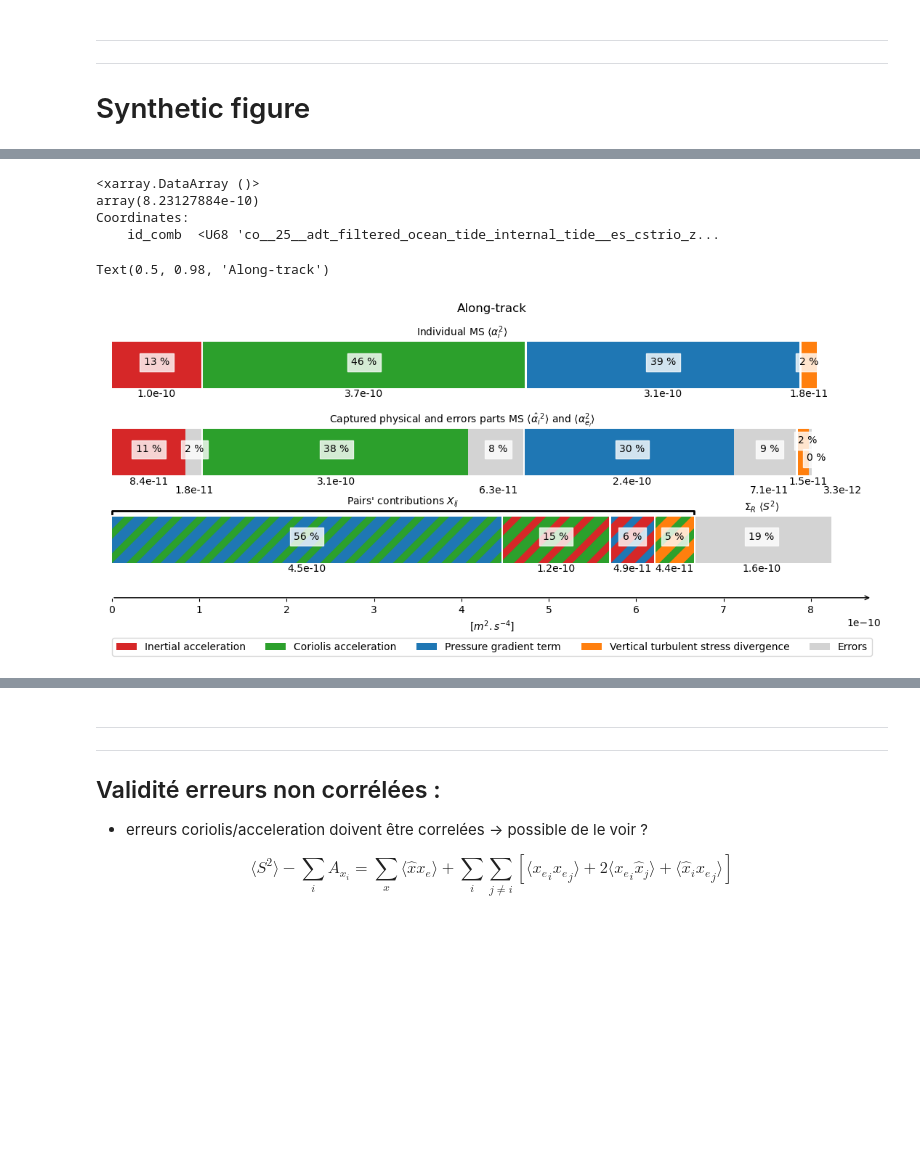
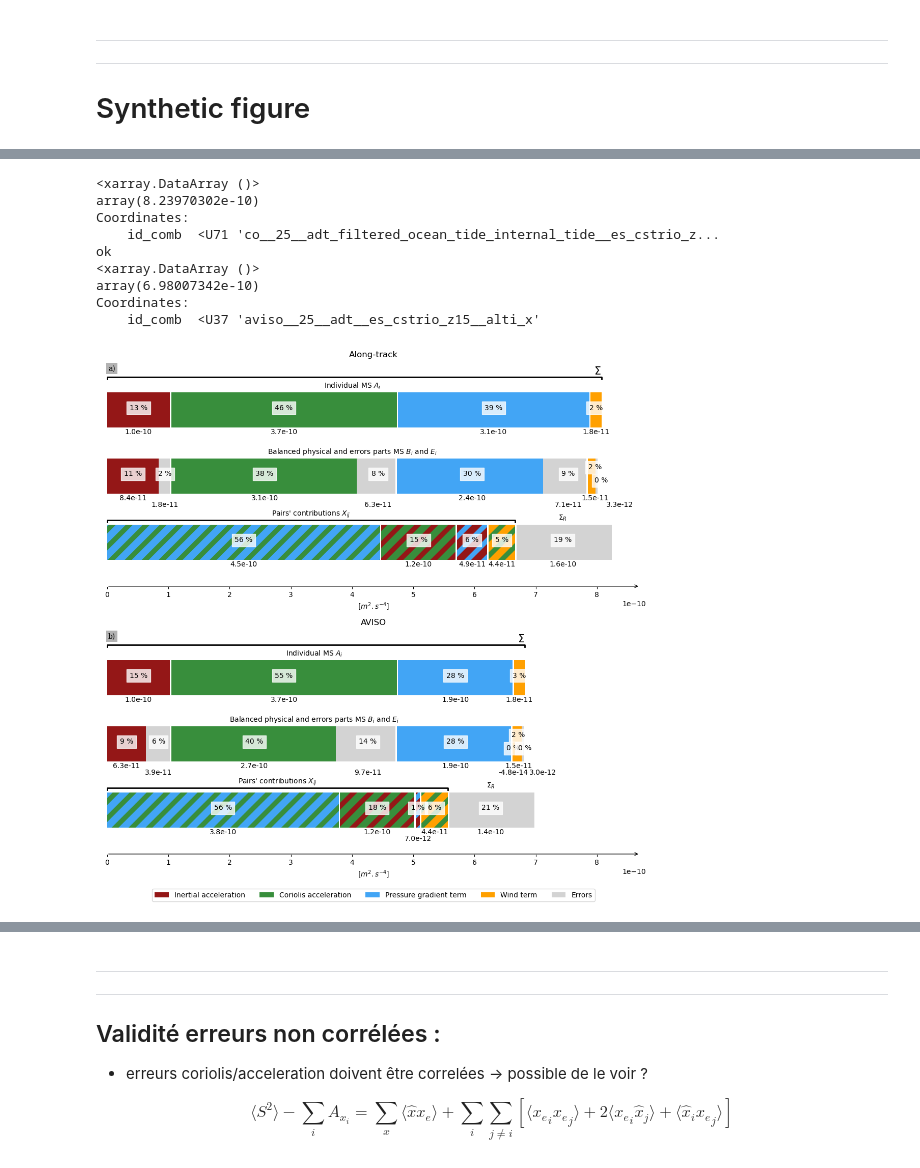
Before and after one commit to margot-demol/historical_analysis, a Jupyter notebook: 744_diag_ms_25_05_cutoff25.ipynb, the cells around one changed output, grey strips where cells are left out. Drawn from its saved outputs; the diff is of its cells as text; code cells hidden in the pictures; blank space fills up the shorter version.

Commit message:
modif figure + wind at drifter matchup

```diff
--- a/744_diag_ms_25_05_cutoff25.ipynb
+++ b/744_diag_ms_25_05_cutoff25.ipynb
@@ -18,7 +25,7 @@ from histlib.matchup import _data_var, _stress_var, _aviso_var
 DL =25*1e3 #meters
 DT = 1800.0 #seconds
 id_aviso = 'aviso__25__adt__es_cstrio_z15__alti_x'
-id_co = 'co__25__adt_filtered_ocean_tide_internal_tide__es_cstrio_z15__alti_x'
+id_co = 'co__25__adt_filtered_ocean_tide_internal_tide__es_cstrio_z15__drifter_x'
 
-id_co_dic =  {'acc':'drifter_acc_x_25','coriolis':'drifter_coriolis_x_25','ggrad':'alti_ggx_adt_filtered_ocean_tide_internal_tide','wind':'es_cstrio_z15_alti_wd_x'}
+id_co_dic =  {'acc':'drifter_acc_x_25','coriolis':'drifter_coriolis_x_25','ggrad':'alti_ggx_adt_filtered_ocean_tide_internal_tide','wind':'es_cstrio_z15_drifter_wd_x'}
 id_aviso_dic =  {'acc':'drifter_acc_x_25','coriolis':'drifter_coriolis_x_25','ggrad':'aviso_alti_ggx_adt','wind':'es_cstrio_z15_alti_wd_x'}
@@ -167,6 +180,7 @@ def global_cor(dsc):
     return cor
 # %%
 import itertools
+from histlib.diagnosis import global_drifter_sat, error_on_covariances
 corr_key_co = list(itertools.combinations(list(id_co_dic.values()),2))
 corr_key_av = list(itertools.combinations(list(id_aviso_dic.values()),2))
 corr_var_co = ["prod_"+ab[0]+"__"+ab[1] for ab in corr_key_co]
@@ -174,11 +188,13 @@ corr_var_aviso = ["prod_"+ab[0]+"__"+ab[1] for ab in corr_key_av]
 
 dsc = xr.open_dataset(os.path.join(zarr_dir+'_ok','global_save',f'corr_{int(DL//1000)}_{DT}_drogued.zarr'))[corr_var_co+['nb_coloc']]
 gps = [l for l in dsc.drifter_sat_year.values if 'gps' in l]
-dscor_co = global_cor(dsc.sel(drifter_sat_year=gps))
+dscor_co = global_drifter_sat(dsc.sel(drifter_sat_year=gps))
+dscor_co_err = error_on_covariances(dscor_co, ds , corr_key_co, alpha=0.0001)
 
 dsc = xr.open_dataset(os.path.join(zarr_dir+'_ok','global_save',f'corr_{int(DL//1000)}_{DT}_drogued.zarr'))[corr_var_aviso+['nb_coloc']]
 gps = [l for l in dsc.drifter_sat_year.values if 'gps' in l]
-dscor_aviso = global_cor(dsc.sel(drifter_sat_year=gps))
+dscor_aviso = global_drifter_sat(dsc.sel(drifter_sat_year=gps))
+dscor_aviso_err = error_on_covariances(dscor_aviso, ds , corr_key_av, alpha=0.0001)
 # %% [output]
 <xarray.DataArray 'nb_coloc' ()>
 array(146030)
@@ -282,24 +298,23 @@ Coordinates:
 fig, ax = plt.subplots()
 plt.rcParams["axes.edgecolor"] = "k"
 dsc = -2 *dscor_co
-dsms_ =dsms.sel(id_comb=id_co)
+dsce = 2 *dscor_co_err
 dic = id_co_dic
 def vn(id_dic, key1, key2):
     return 'prod_'+id_dic[key1]+'__'+id_dic[key2]
 plt.rcParams['hatch.linewidth'] = 10
 plt.rcParams['hatch.color'] = c0['ggrad']
-ax.bar(0, dsc[vn(dic, 'coriolis', 'ggrad')], color=c0['coriolis'], hatch='/', yerr = dsms_.coriolis_err + dsms_.ggrad_err, capsize=10)
+ax.bar(0, dsc[vn(dic, 'coriolis', 'ggrad')], color=c0['coriolis'], hatch='/', yerr = dsce[vn(dic, 'coriolis', 'ggrad')], capsize=10)
 plt.rcParams['hatch.color'] = c0['coriolis']
-ax.bar(1, dsc[vn(dic, 'acc', 'coriolis')], color=c0['acc'], hatch='/', yerr = dsms_.acc_err + dsms_.coriolis_err, capsize=10)
+ax.bar(1, dsc[vn(dic, 'acc', 'coriolis')], color=c0['acc'], hatch='/', yerr = dsce[vn(dic, 'acc', 'coriolis')], capsize=10)
 plt.rcParams['hatch.color'] = c0['acc']
-ax.bar(2, dsc[vn(dic, 'acc', 'ggrad')], color=c0['ggrad'], hatch='/', yerr = dsms_.acc_err + dsms_.ggrad_err, capsize=10)
+ax.bar(2, dsc[vn(dic, 'acc', 'ggrad')], color=c0['ggrad'], hatch='/', yerr = dsce[vn(dic, 'acc', 'ggrad')], capsize=10)
 plt.rcParams['hatch.color'] = c0['wind']
-ax.bar(3, dsc[vn(dic, 'coriolis', 'wind')], color=c0['coriolis'], hatch='/', yerr = dsms_.wind_err + dsms_.coriolis_err, capsize=10 )
+ax.bar(3, dsc[vn(dic, 'coriolis', 'wind')], color=c0['coriolis'], hatch='/', yerr = dsce[vn(dic, 'coriolis', 'wind')], capsize=10 )
 plt.rcParams['hatch.color'] = c0['wind']
-ax.bar(4, dsc[vn(dic, 'acc', 'wind')], color=c0['acc'], hatch='/', yerr = dsms_.acc_err + dsms_.wind_err, capsize=10 )
+ax.bar(4, dsc[vn(dic, 'acc', 'wind')], color=c0['acc'], hatch='/', yerr = dsce[vn(dic, 'acc', 'wind')], capsize=10 )
 plt.rcParams['hatch.color'] = c0['wind']
-ax.bar(5, dsc[vn(dic, 'ggrad', 'wind')], color=c0['ggrad'], hatch='/', yerr = dsms_.wind_err + dsms_.ggrad_err, capsize=10 )
+ax.bar(5, dsc[vn(dic, 'ggrad', 'wind')], color=c0['ggrad'], hatch='/', yerr = dsce[vn(dic, 'ggrad', 'wind')], capsize=10 )
 
 ax.grid()
-ax.set_title('summing errors on individual MS')
 # %% [output]
@@ -473,17 +505,30 @@ Text(0.5, 0.98, 'AVISO')
 # %%
-fig, ax = plt.subplots(nrows=1,ncols=1,figsize=(11,5), frameon=False, )
+fig, axs = plt.subplots(nrows=2,ncols=1,figsize=(11,11), frameon=False, )
 plt.rcParams["axes.edgecolor"] = "w"
 
-synthetic_figure(dsms.sel(id_comb=id_co), -2*dscor_co, id_co_dic, ax, xlim=8.7e-10)
-fig.legend(ncol=5,loc='lower center')
-fig.tight_layout(rect=[0,0.04,1,1])#left, bottom, right, top (default is 0,0,1,1)
-fig.suptitle('Along-track')
+synthetic_figure(dsms.sel(id_comb=id_co), -2*dscor_co, id_co_dic, axs[0], xlim=8.7e-10)
+synthetic_figure(dsms.sel(id_comb=id_aviso), -2*dscor_aviso, id_aviso_dic, axs[1], xlim=8.7e-10)
+
+axs[0].set_title('Along-track')
+axs[1].set_title('AVISO')
+
+handles, labels = axs[0].get_legend_handles_labels()
+
+put_fig_letter(axs[0], 'a')
+put_fig_letter(axs[1], 'b')
+fig.legend(handles, labels, ncol=5,loc='lower center')
+fig.tight_layout(rect=[0,0.03,1,1])#left, bottom, right, top (default is 0,0,1,1)
+fig.savefig('images/synth_samex.png',bbox_inches='tight',   dpi=300)
 # %% [output]
 <xarray.DataArray ()>
-array(8.23127884e-10)
+array(8.23970302e-10)
 Coordinates:
-    id_comb  <U68 'co__25__adt_filtered_ocean_tide_internal_tide__es_cstrio_z...
+    id_comb  <U71 'co__25__adt_filtered_ocean_tide_internal_tide__es_cstrio_z...
+ok
+<xarray.DataArray ()>
+array(6.98007342e-10)
+Coordinates:
+    id_comb  <U37 'aviso__25__adt__es_cstrio_z15__alti_x'
-Text(0.5, 0.98, 'Along-track')
-[figure, old version]
+[figure, new version]
 # %%
 fig, ax = plt.subplots(nrows=1,ncols=1,figsize=(11,5), frameon=False)
```
Also changed, not shown: parts of 30 cells of this notebook, 54 other files.
